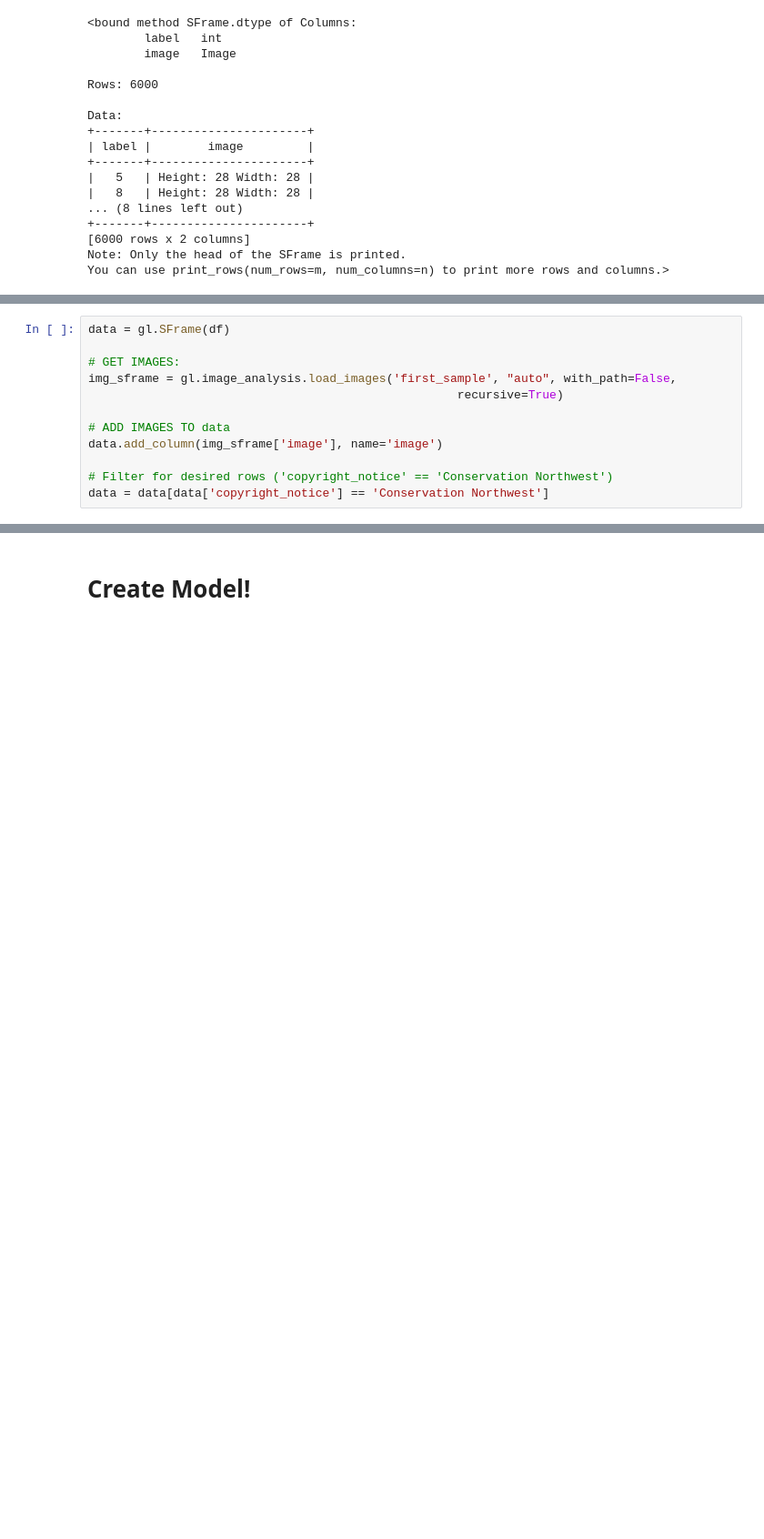
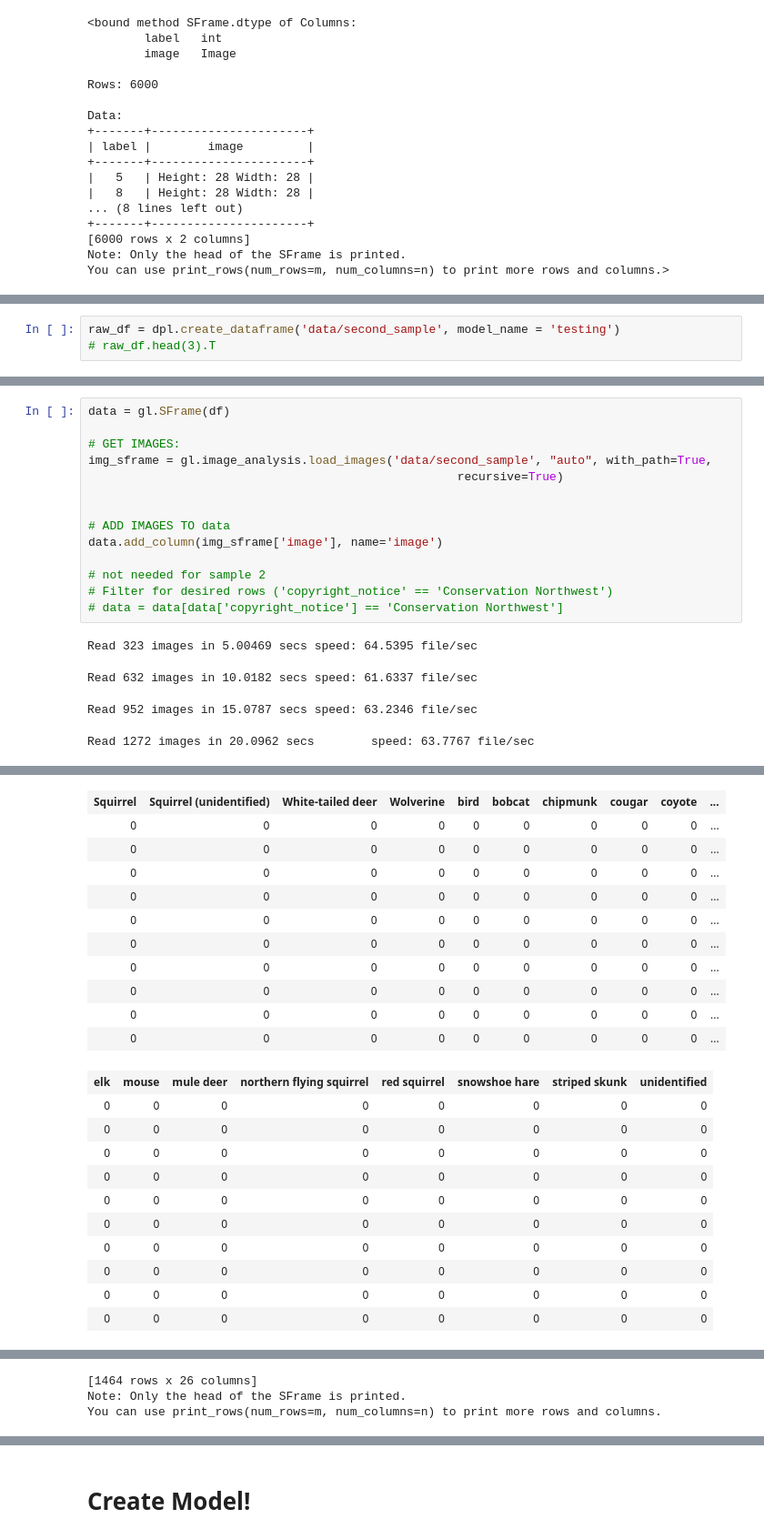
Before and after one commit to coradek/CNW_Wildlife_Identification, a Jupyter notebook: 5_FSM_inPandas.ipynb, the cells around one changed output, grey strips where cells are left out. Shown at 91% size. Saved outputs shown, nothing was run; the diff lists cells and outputs as text; blank space fills up the shorter version.

```diff
--- a/5_FSM_inPandas.ipynb
+++ b/5_FSM_inPandas.ipynb
@@ -137,0 +83,3 @@ You can use print_rows(num_rows=m, num_columns=n) to print more rows and columns
+# %%
+raw_df = dpl.create_dataframe('data/second_sample', model_name = 'testing')
+# raw_df.head(3).T
@@ -141,11 +147,18 @@ You can use print_rows(num_rows=m, num_columns=n) to print more rows and columns
 data = gl.SFrame(df)
 
 # GET IMAGES:
-img_sframe = gl.image_analysis.load_images('first_sample', "auto", with_path=False,
+img_sframe = gl.image_analysis.load_images('data/second_sample', "auto", with_path=True,
                                                     recursive=True)
+
 
 # ADD IMAGES TO data
 data.add_column(img_sframe['image'], name='image')
 
+# not needed for sample 2
 # Filter for desired rows ('copyright_notice' == 'Conservation Northwest')
-data = data[data['copyright_notice'] == 'Conservation Northwest']
+# data = data[data['copyright_notice'] == 'Conservation Northwest']
+# %% [output]
+Read 323 images in 5.00469 secs speed: 64.5395 file/sec
+Read 632 images in 10.0182 secs speed: 61.6337 file/sec
+Read 952 images in 15.0787 secs speed: 63.2346 file/sec
+Read 1272 images in 20.0962 secs        speed: 63.7767 file/sec
@@ -151,0 +176,22 @@ data = data[data['copyright_notice'] == 'Conservation Northwest']
+| Squirrel | Squirrel (unidentified) | White-tailed deer | Wolverine | bird | bobcat | chipmunk | cougar | coyote | ... |
+| 0 | 0 | 0 | 0 | 0 | 0 | 0 | 0 | 0 | ... |
+| 0 | 0 | 0 | 0 | 0 | 0 | 0 | 0 | 0 | ... |
+| 0 | 0 | 0 | 0 | 0 | 0 | 0 | 0 | 0 | ... |
+| 0 | 0 | 0 | 0 | 0 | 0 | 0 | 0 | 0 | ... |
+| 0 | 0 | 0 | 0 | 0 | 0 | 0 | 0 | 0 | ... |
+| 0 | 0 | 0 | 0 | 0 | 0 | 0 | 0 | 0 | ... |
+| 0 | 0 | 0 | 0 | 0 | 0 | 0 | 0 | 0 | ... |
+| 0 | 0 | 0 | 0 | 0 | 0 | 0 | 0 | 0 | ... |
+| 0 | 0 | 0 | 0 | 0 | 0 | 0 | 0 | 0 | ... |
+| 0 | 0 | 0 | 0 | 0 | 0 | 0 | 0 | 0 | ... |
+| elk | mouse | mule deer | northern flying squirrel | red squirrel | snowshoe hare | striped skunk | unidentified |
+| 0 | 0 | 0 | 0 | 0 | 0 | 0 | 0 |
+| 0 | 0 | 0 | 0 | 0 | 0 | 0 | 0 |
+| 0 | 0 | 0 | 0 | 0 | 0 | 0 | 0 |
+| 0 | 0 | 0 | 0 | 0 | 0 | 0 | 0 |
+| 0 | 0 | 0 | 0 | 0 | 0 | 0 | 0 |
+| 0 | 0 | 0 | 0 | 0 | 0 | 0 | 0 |
+| 0 | 0 | 0 | 0 | 0 | 0 | 0 | 0 |
+| 0 | 0 | 0 | 0 | 0 | 0 | 0 | 0 |
+| 0 | 0 | 0 | 0 | 0 | 0 | 0 | 0 |
+| 0 | 0 | 0 | 0 | 0 | 0 | 0 | 0 |
@@ -151,0 +209,3 @@ data = data[data['copyright_notice'] == 'Conservation Northwest']
+[1464 rows x 26 columns]
+Note: Only the head of the SFrame is printed.
+You can use print_rows(num_rows=m, num_columns=n) to print more rows and columns.
```
Also changed, not shown: parts of 19 cells of this notebook, 11 other files.
